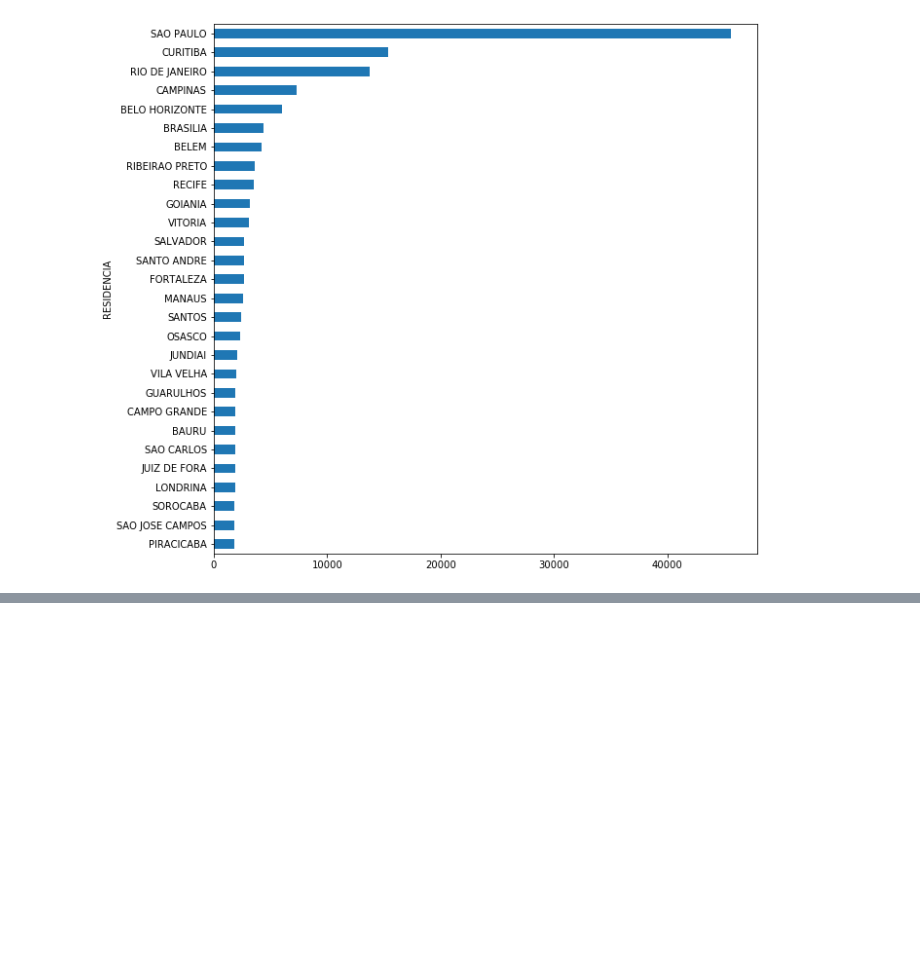
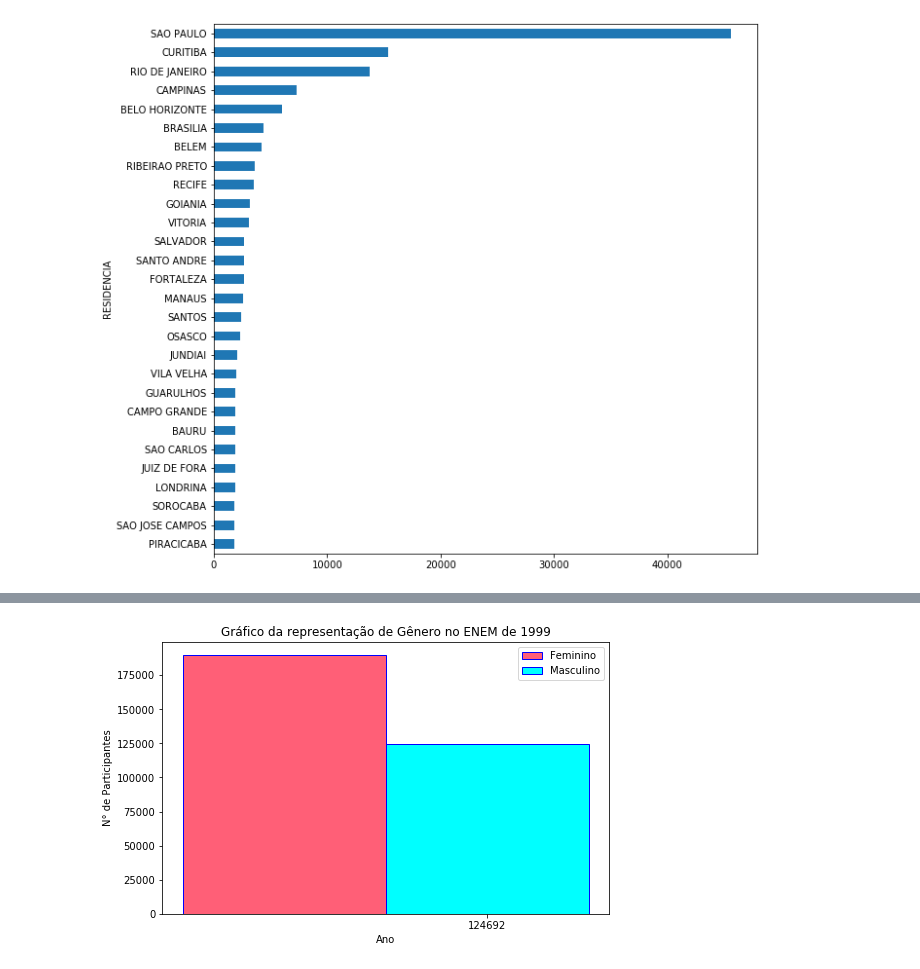
Before and after one commit to FranklinCarvalheira/ENEM_1999, a Jupyter notebook: ENEM_1999.ipynb, the cells around one changed output, grey strips where cells are left out. Cells and saved outputs as stored; diff of their text form; code cells hidden in the pictures; blank space fills up the shorter version.

```diff
--- a/ENEM_1999.ipynb
+++ b/ENEM_1999.ipynb
@@ -173,0 +156,32 @@ py.iplot(figsp)
+# %%
+# Gráfico comparativos Masculinos X Femininos
+
+Feminino = [189896]
+Masculino = [124692]
+
+# Definindo a largura das barras
+barWidth = 0.10
+
+# Aumentando o gráfico
+plt.figure(figsize=(8,5))
+
+# Definindo a posição das barras
+b1 = np.arange(len(Feminino))
+b2 = [x + barWidth for x in b1]
+
+# Criando as barras
+plt.bar(b1, Feminino, color='#ff5f77', width=barWidth, label='Feminino', edgecolor='b')
+plt.bar(b2, Masculino, color='#00FFFF', width=barWidth, label='Masculino', edgecolor='b')
+
+
+# Adicionando legendas as barras
+plt.xlabel('Ano')
+plt.xticks([r + barWidth for r in range(len(Masculino))], ['124692'])
+plt.ylabel('N° de Participantes')
+plt.title('Gráfico da representação de Gênero no ENEM de 1999')
+
+# Criando a legenda e exibindo o gráfico
+plt.legend()
+plt.show()
+# %% [output]
+[figure, added]
```
Also changed, not shown: parts of 10 cells of this notebook.
